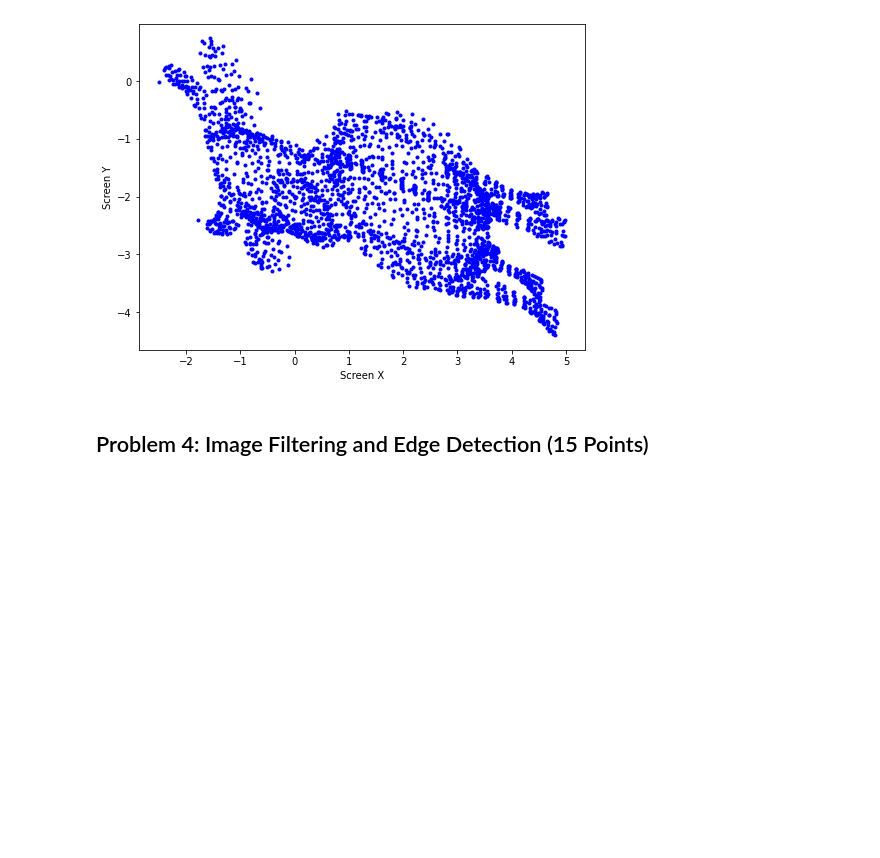
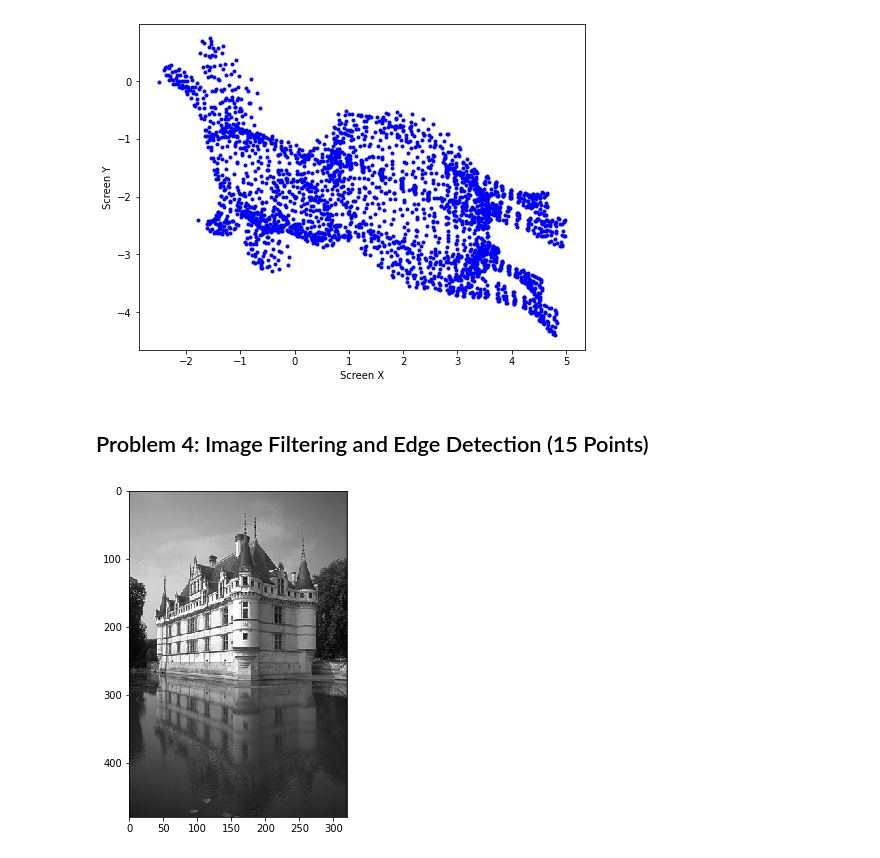
Before and after one commit to alexkrz/cv_tud, a Jupyter notebook: cv1_ex01/cv1_exercise01.ipynb, the cells around one changed output. Drawn from its saved outputs; the diff is of its cells as text; code cells hidden in the pictures; blank space fills up the shorter version.

Commit message:
Finished part of problem 4 of assignment 1

```diff
--- a/cv1_ex01/cv1_exercise01.ipynb
+++ b/cv1_ex01/cv1_exercise01.ipynb
@@ -130,3 +130,12 @@ displaypoints2d(points2)
 [figure]
 # %% [markdown]
 ## Problem 4: Image Filtering and Edge Detection (15 Points)
+# %%
+from problem4 import *
+
+# load image
+img = plt.imread("data/a1p4.png")
+plt.imshow(img)
+plt.show()
+# %% [output]
+[figure, added]
```
Also changed, not shown: parts of 4 cells of this notebook, 1 other file.
